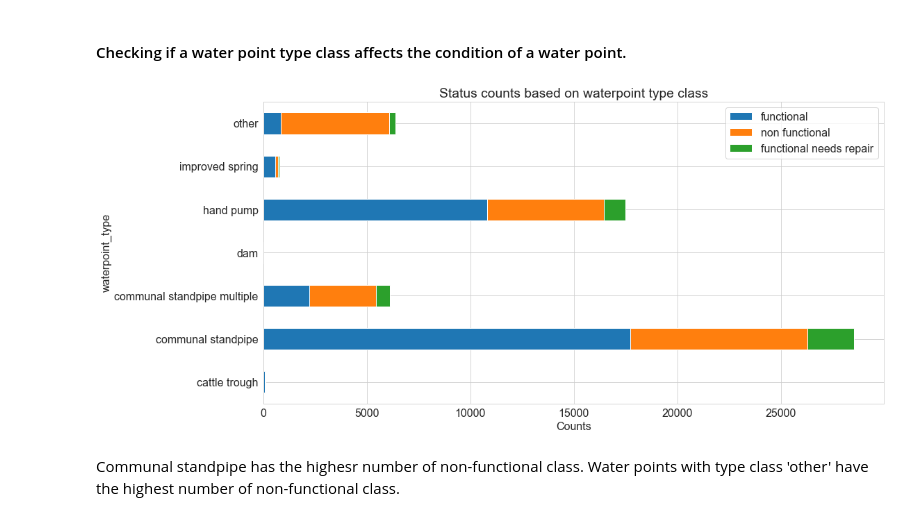
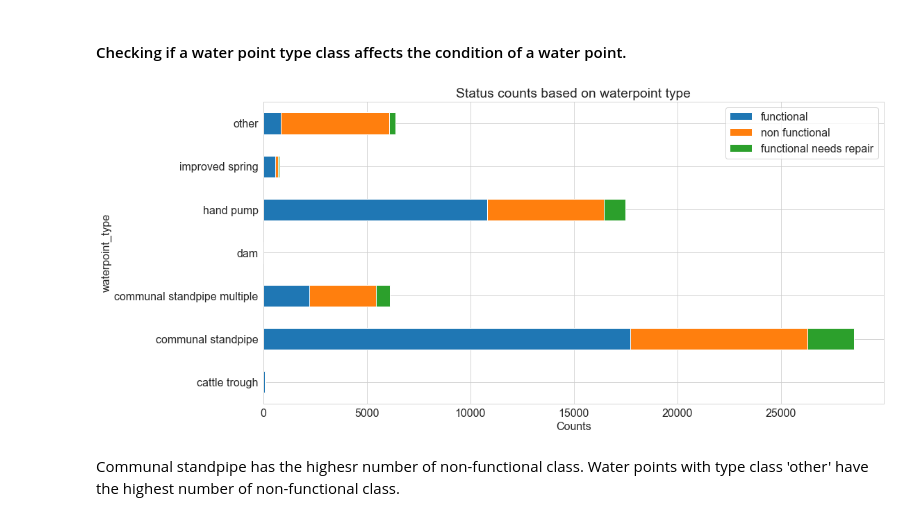
Before and after one commit to IainMosima/Tanzania-water-point-status-prediction-project, a Jupyter notebook: notebooks/1EDA.ipynb, the cells around one changed output. Saved outputs shown, nothing was run; the diff lists cells and outputs as text; code cells hidden in the pictures.

```diff
--- a/notebooks/1EDA.ipynb
+++ b/notebooks/1EDA.ipynb
@@ -310,17 +317,17 @@ Ground water has the highest number of needing to repair wells, could be because
 # %%
 #  doing the same thing as with the previous
 waterpoint_type_df_functional = dataframer('waterpoint_type', 'functional', 'waterpoint_type')
 waterpoint_type_df_non_functional = dataframer('waterpoint_type', 'non functional', 'waterpoint_type')
 waterpoint_type_df_needs_repair = dataframer('waterpoint_type', 'functional needs repair', 'waterpoint_type')
 
 merged_waterpoint_type_df = df_meger([waterpoint_type_df_functional, waterpoint_type_df_non_functional, waterpoint_type_df_needs_repair])
 
 fig, ax = plt.subplots(figsize=(16,8))
 merged_waterpoint_type_df.plot(kind='barh', stacked=True, ax=ax)
 ax.set_xlabel('Counts')
-plt.title('Status counts based on waterpoint type class')
+plt.title('Status counts based on waterpoint type')
 plt.show()
 # %% [output]
-[figure, old version]
+[figure, new version]
 # %% [markdown]
 Communal standpipe has the highesr number of non-functional class. Water points with type class 'other' have the highest number of non-functional class.
```
Also changed, not shown: parts of 14 cells of this notebook, 8 other files.
